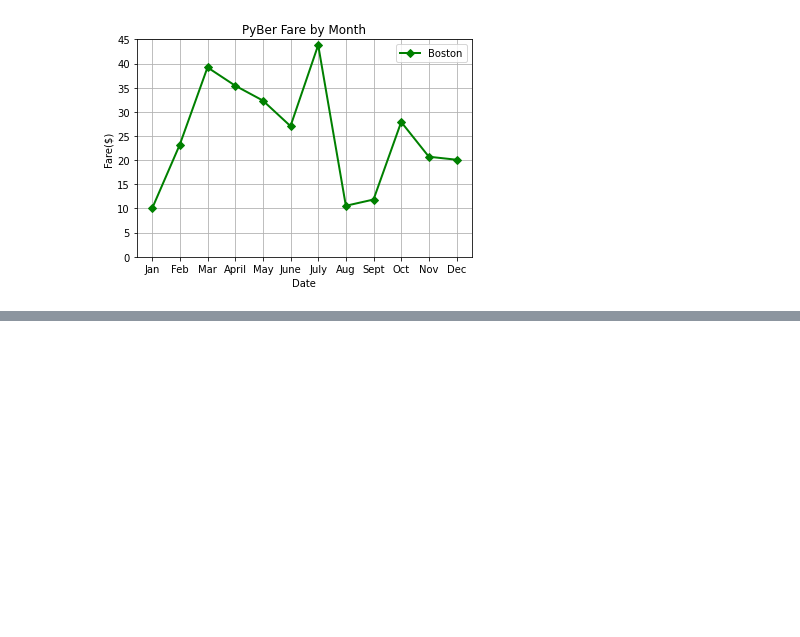
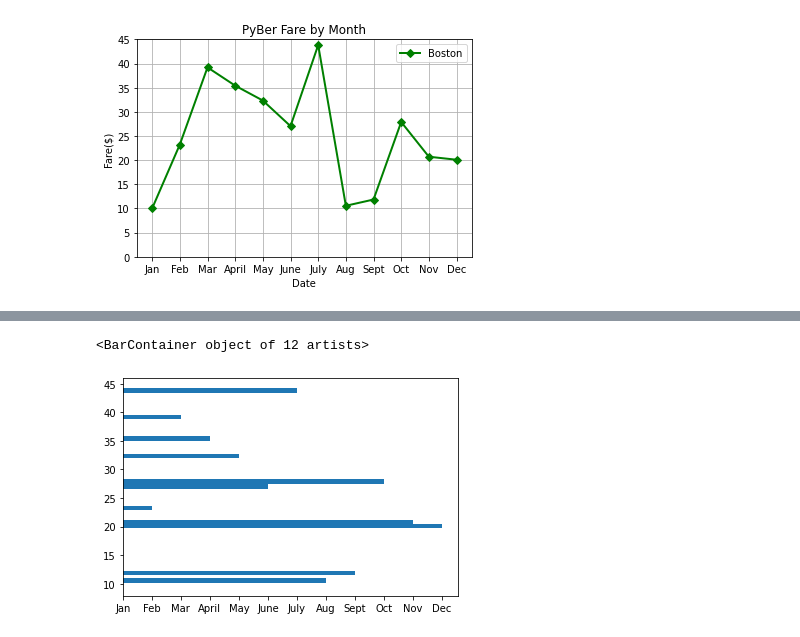
Before and after one commit to cedoula/PyBer_Analysis, a Jupyter notebook: matplotlib_practice.ipynb, the cells around one changed output, grey strips where cells are left out. Cells and saved outputs as stored; diff of their text form; code cells hidden in the pictures; blank space fills up the shorter version.

```diff
--- a/matplotlib_practice.ipynb
+++ b/matplotlib_practice.ipynb
@@ -93,0 +119,6 @@ ax.legend()
+# %%
+# Create the horizontal bar chart.
+plt.barh(y_axis, x_axis)
+# %% [output]
+<BarContainer object of 12 artists>
+[figure, added]
```
Also changed, not shown: parts of 24 cells of this notebook.
